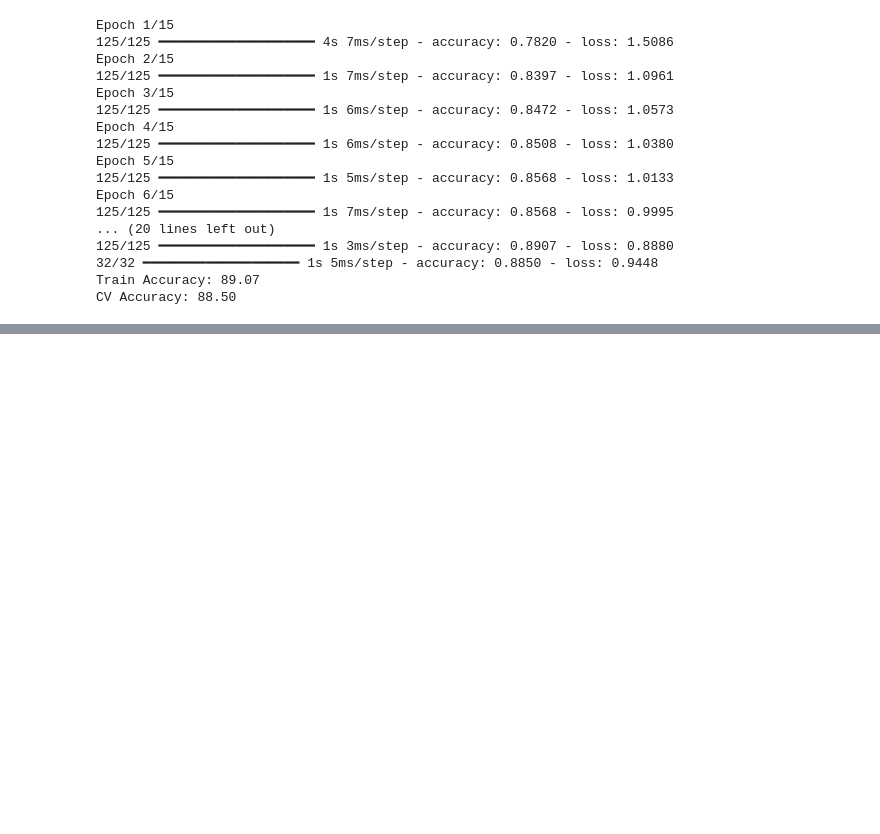
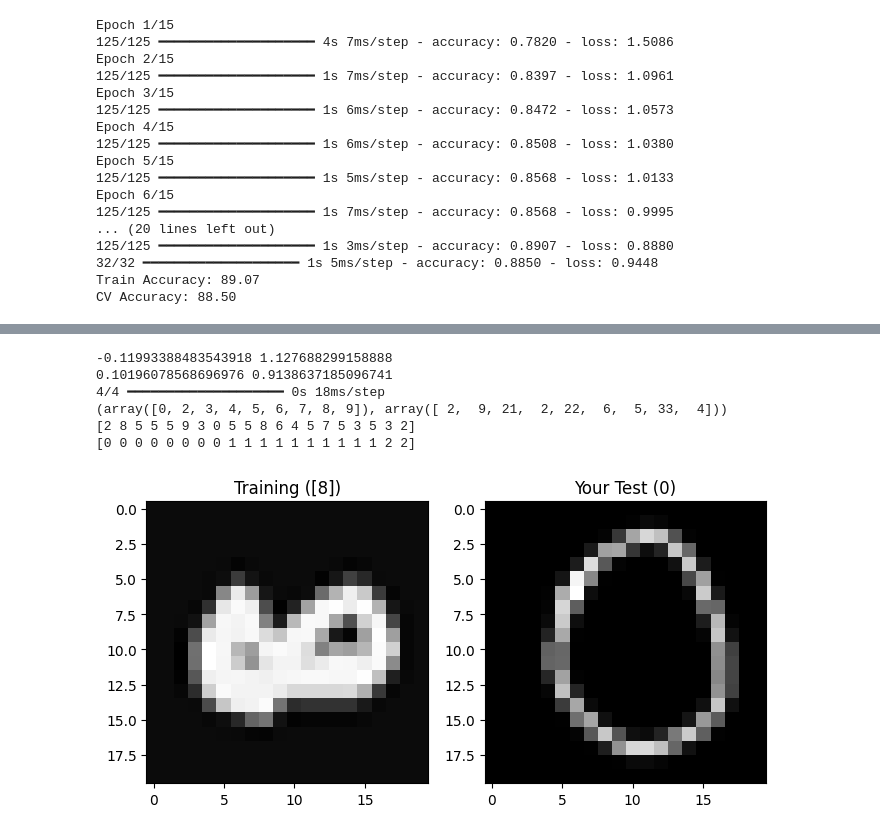
Before and after one commit to Hriddha/CSE445, a Jupyter notebook: Assignment_3/Asn3.ipynb, the cells around one changed output, grey strips where cells are left out. Cells and saved outputs as stored; diff of their text form; code cells hidden in the pictures; blank space fills up the shorter version.

```diff
--- a/Assignment_3/Asn3.ipynb
+++ b/Assignment_3/Asn3.ipynb
@@ -246,0 +380,31 @@ CV Accuracy: 92.40
+# %%
+print(X_train.min(), X_train.max())
+print(X_test_resized.min(), X_test_resized.max())
+
+logits = model.predict(X_test_resized)
+pred = np.argmax(logits, axis=1)
+
+print(np.unique(pred, return_counts=True))
+print(pred[:20])
+print(y_test[:20])
+# %% [output]
+-0.11993388483543918 1.127688299158888
+0.10196078568696976 0.9138637185096741
+4/4 ━━━━━━━━━━━━━━━━━━━━ 0s 18ms/step
+(array([0, 2, 3, 4, 5, 6, 7, 8, 9]), array([ 2,  9, 21,  2, 22,  6,  5, 33,  4]))
+[2 8 5 5 5 9 3 0 5 5 8 6 4 5 7 5 3 5 3 2]
+[0 0 0 0 0 0 0 0 1 1 1 1 1 1 1 1 1 1 2 2]
+# %%
+plt.figure(figsize=(8,4))
+
+plt.subplot(121)
+plt.imshow(X_train[0].reshape(20,20), cmap='gray')
+plt.title(f"Training ({y_train[0]})")
+
+plt.subplot(122)
+plt.imshow(X_test_resized[0].reshape(20,20), cmap='gray')
+plt.title(f"Your Test ({y_test[0]})")
+
+plt.show()
+# %% [output]
+[figure, added]
```
Also changed, not shown: parts of 15 cells of this notebook.
